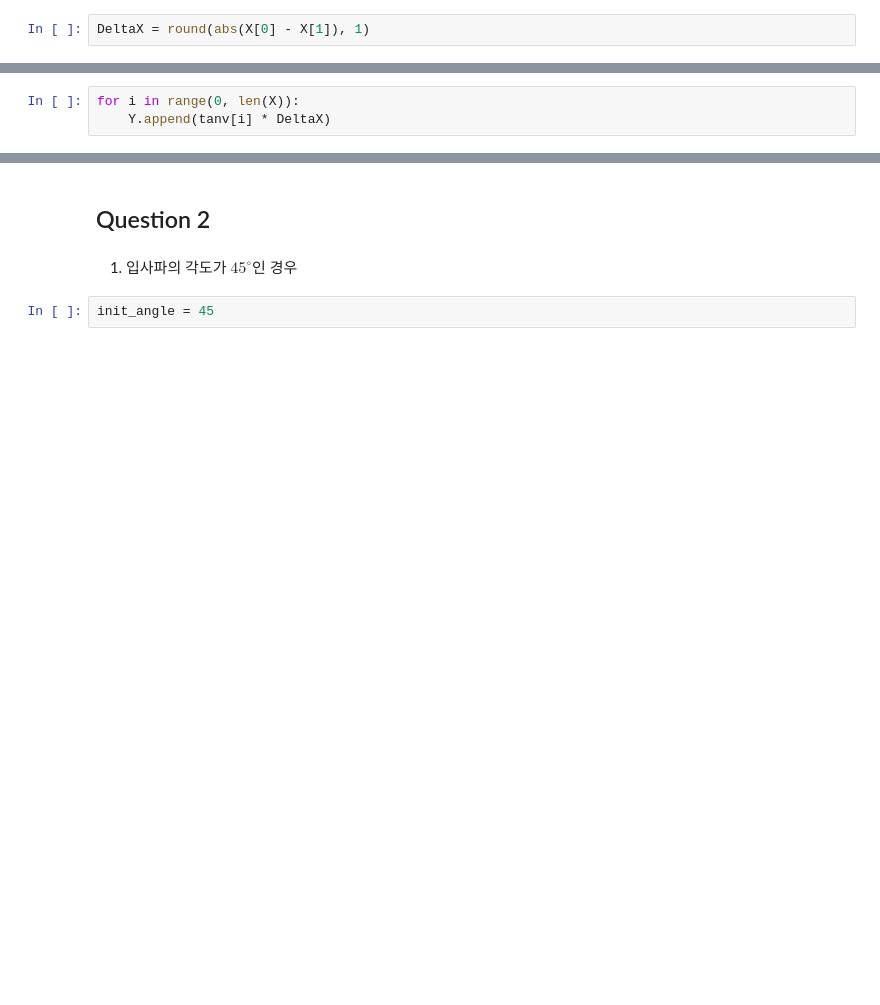
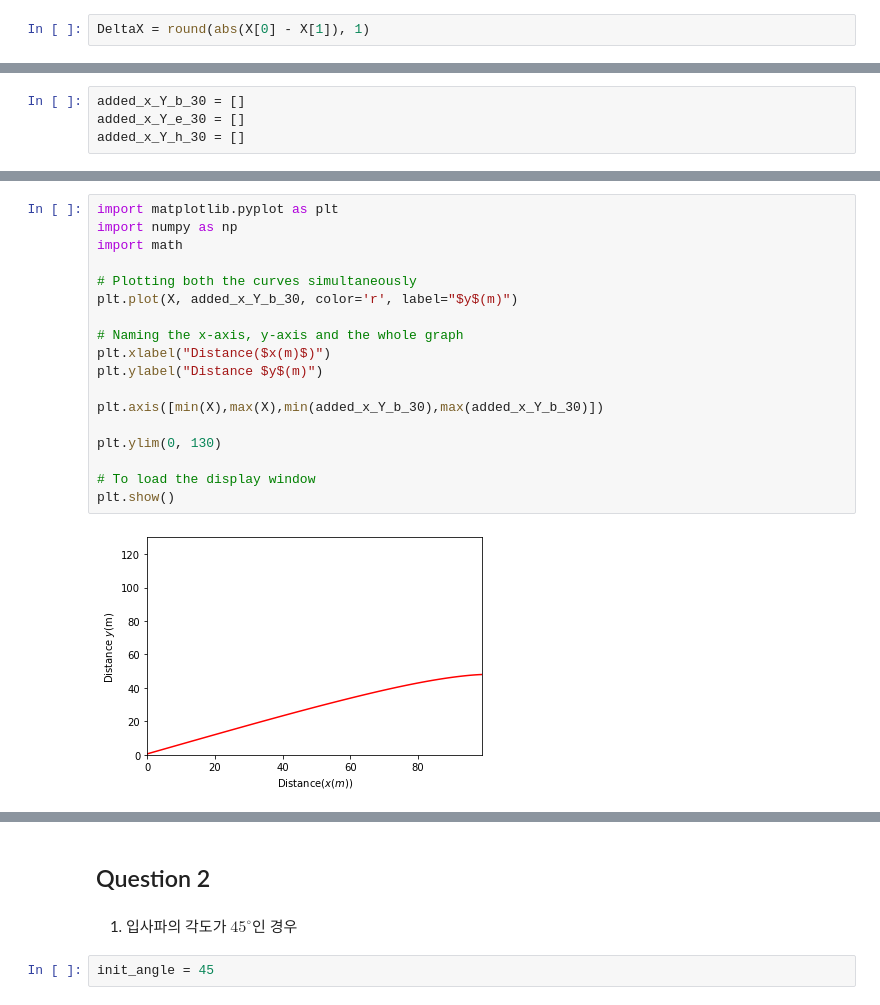
Before and after one commit to enfycius/Coastal-Engineering, a Jupyter notebook: Assign-3.ipynb, the cells around one changed output, grey strips where cells are left out. Cells and saved outputs as stored; diff of their text form; blank space fills up the shorter version.

```diff
--- a/Assign-3.ipynb
+++ b/Assign-3.ipynb
@@ -177,3 +163,0 @@ Y = []
-# %%
-for i in range(0, len(X)):
-    Y.append(tanv[i] * DeltaX)
@@ -227,0 +173,4 @@ plt.show()
+# %%
+added_x_Y_b_30 = []
+added_x_Y_e_30 = []
+added_x_Y_h_30 = []
@@ -227,0 +249,20 @@ plt.show()
+# %%
+import matplotlib.pyplot as plt
+import numpy as np
+import math
+
+# Plotting both the curves simultaneously
+plt.plot(X, added_x_Y_b_30, color='r', label="$y$(m)")
+
+# Naming the x-axis, y-axis and the whole graph
+plt.xlabel("Distance($x(m)$)")
+plt.ylabel("Distance $y$(m)")
+
+plt.axis([min(X),max(X),min(added_x_Y_b_30),max(added_x_Y_b_30)])
+
+plt.ylim(0, 130)
+
+# To load the display window
+plt.show()
+# %% [output]
+[figure, added]
```
Also changed, not shown: parts of 198 cells of this notebook.
